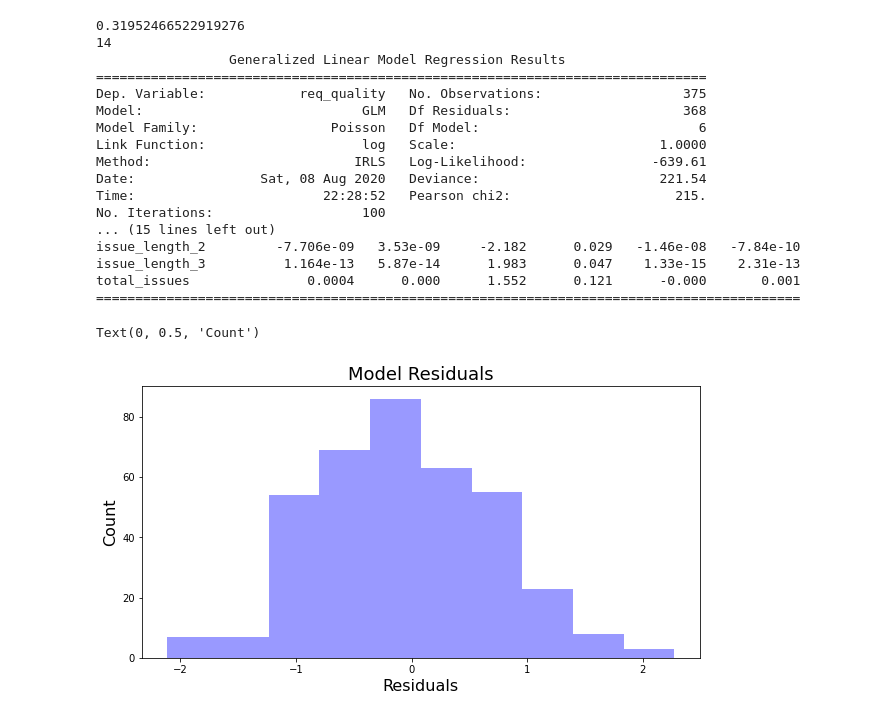
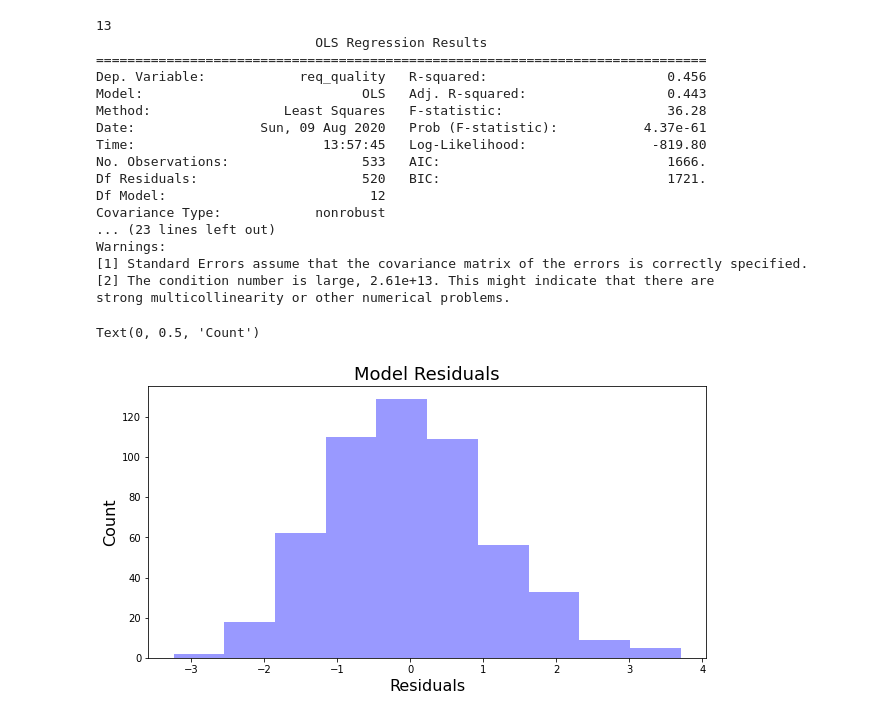
Before and after one commit to MthwRobinson/sh-network-paper, a Jupyter notebook: notebooks/requirement-quality.ipynb, the cells around one changed output. Saved outputs shown, nothing was run; the diff lists cells and outputs as text; code cells hidden in the pictures.

Commit message:
more req quality work

```diff
--- a/notebooks/requirement-quality.ipynb
+++ b/notebooks/requirement-quality.ipynb
@@ -202,10 +224,11 @@ plt.show()
+# %%
+data['cpp'] = (data['language'] == 'cpp').astype(int)
 # %%
 formula = """
-req_quality ~ contributor +  similarity  + crowd_pct  + language +
-code_blocks + code_blocks_2 + issue_length + issue_length_2 + issue_length_3 +
-total_issues + total_contributors
+req_quality ~ contributor + similarity + language + avg_req_quality_language +
+crowd_pct_2 + code_blocks + num_words
 """
-y, X = dmatrices(formula, data=down_sample, return_type='dataframe')
+y, X = dmatrices(formula, data=data, return_type='dataframe')
 mod = sm.OLS(y, X)
 res = mod.fit()
 print(len(res.params))
@@ -240,0 +264,10 @@ Text(0, 0.5, 'Count')
+# %%
+data['predictions'] = res.predict(X)
+
+plt.figure(figsize=(10, 5))
+sns.scatterplot(x=data['predictions'], y=data['req_quality'], color='blue')
+plt.title('Actual vs Predicted', fontsize=18)
+plt.xlabel('Predicted', fontsize=16)
+plt.ylabel('Actual', fontsize=16)
+plt.xlim([-1, 10])
+plt.ylim([-1, 10])
@@ -241,39 +277,40 @@ Text(0, 0.5, 'Count')
 # %%
 formula = """
-req_quality ~ contributor + crowd_pct + similarity  + language +
-code_blocks + code_blocks_2 + issue_length + issue_length_2 + issue_length_3 +
-total_issues
+req_quality ~ contributor + avg_req_quality_package +
+total_issues + total_contributors + avg_first_comment +
+headings + headings_2 +
+code_blocks + code_blocks_2 + issue_length + issue_length_2 + issue_length_3
 """
-y, X = dmatrices(formula, data=down_sample, return_type='dataframe')
-mod = sm.GLM(y, X, family=sm.families.Poisson())
+y, X = dmatrices(formula, data=data, return_type='dataframe')
+mod = sm.OLS(y, X)
 res = mod.fit()
-print(1 - (res.deviance/res.null_deviance))
 print(len(res.params))
 print(res.summary())
 # %% [output]
-0.31952466522919276
-14
-                 Generalized Linear Model Regression Results
+13
+                            OLS Regression Results
 ==============================================================================
-Dep. Variable:            req_quality   No. Observations:                  375
-Model:                            GLM   Df Residuals:                      368
-Model Family:                 Poisson   Df Model:                            6
-Link Function:                    log   Scale:                          1.0000
-Method:                          IRLS   Log-Likelihood:                -639.61
-Date:                Sat, 08 Aug 2020   Deviance:                       221.54
-Time:                        22:28:52   Pearson chi2:                     215.
-No. Iterations:                   100
-... (15 lines left out)
-issue_length_2         -7.706e-09   3.53e-09     -2.182      0.029   -1.46e-08   -7.84e-10
-issue_length_3          1.164e-13   5.87e-14      1.983      0.047    1.33e-15    2.31e-13
-total_issues               0.0004      0.000      1.552      0.121      -0.000       0.001
-==========================================================================================
+Dep. Variable:            req_quality   R-squared:                       0.456
+Model:                            OLS   Adj. R-squared:                  0.443
+Method:                 Least Squares   F-statistic:                     36.28
+Date:                Sun, 09 Aug 2020   Prob (F-statistic):           4.37e-61
+Time:                        13:57:45   Log-Likelihood:                -819.80
+No. Observations:                 533   AIC:                             1666.
+Df Residuals:                     520   BIC:                             1721.
+Df Model:                          12
+Covariance Type:            nonrobust
+... (23 lines left out)
+Warnings:
+[1] Standard Errors assume that the covariance matrix of the errors is correctly specified.
+[2] The condition number is large, 2.61e+13. This might indicate that there are
+strong multicollinearity or other numerical problems.
 # %%
 plt.figure(figsize=(10, 5))
-sns.distplot(res.resid_anscombe, kde=False, color='blue', bins=10)
+sns.distplot(res.resid, kde=False, color='blue', bins=10)
 plt.title('Model Residuals', fontsize=18)
 plt.xlabel('Residuals', fontsize=16)
 plt.ylabel('Count', fontsize=16)
+#plt.xlim([-2.2, 2.2])
 # %% [output]
 Text(0, 0.5, 'Count')
-[figure, old version]
+[figure, new version]
```
Also changed, not shown: parts of 19 cells of this notebook.
